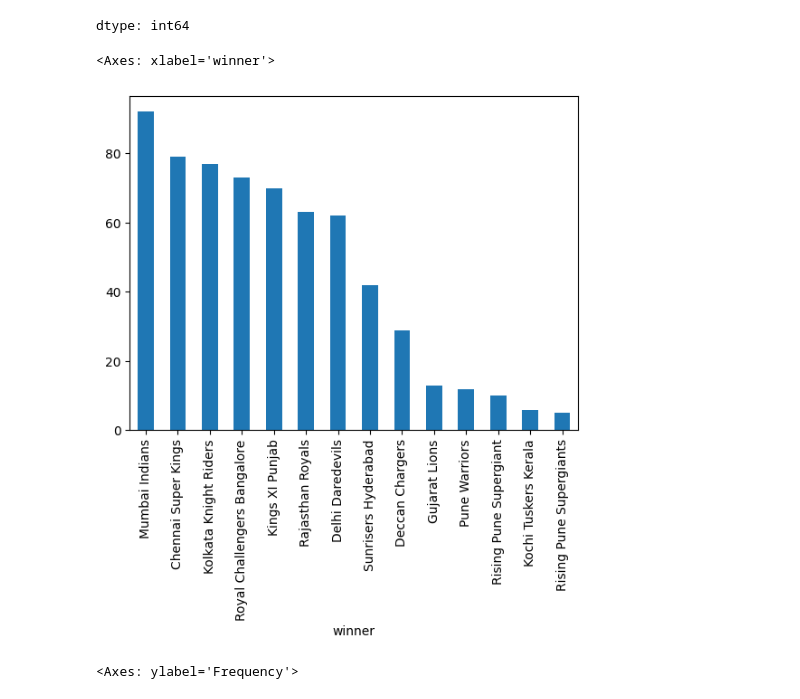
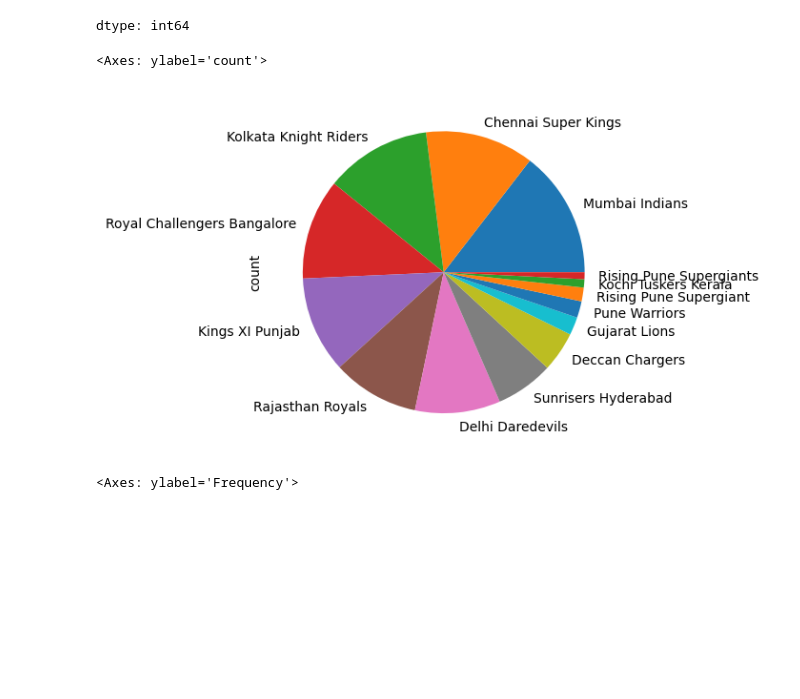
Before and after one commit to badalm06/Numpy, a Jupyter notebook: Pandas.ipynb, the cells around one changed output. Cells and saved outputs as stored; diff of their text form; code cells hidden in the pictures; blank space fills up the shorter version.

```diff
--- a/Pandas.ipynb
+++ b/Pandas.ipynb
@@ -256,10 +256,10 @@ dtype: int64
 # The Pandas Plot
 import matplotlib.pyplot as plt
 # %%
-data['winner'].value_counts().plot(kind='bar')
+data['winner'].value_counts().plot(kind='pie')
 # %% [output]
-<Axes: xlabel='winner'>
+<Axes: ylabel='count'>
-[figure, old version]
+[figure, new version]
 # %%
 data['win_by_runs'].plot(kind='hist')
 # %% [output]
```
Also changed, not shown: parts of 5 cells of this notebook.
